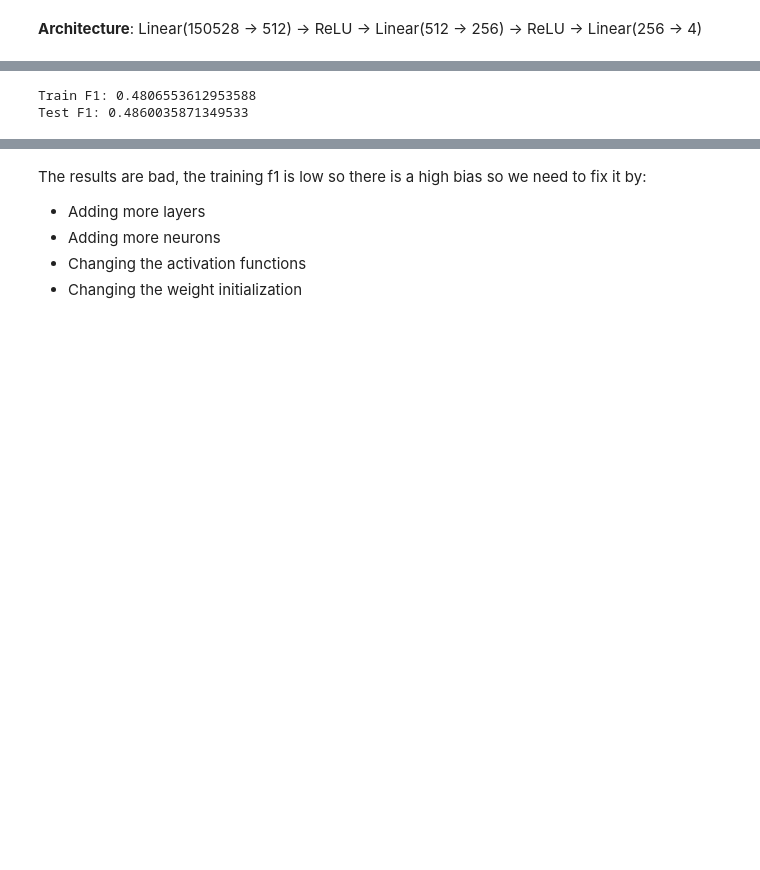
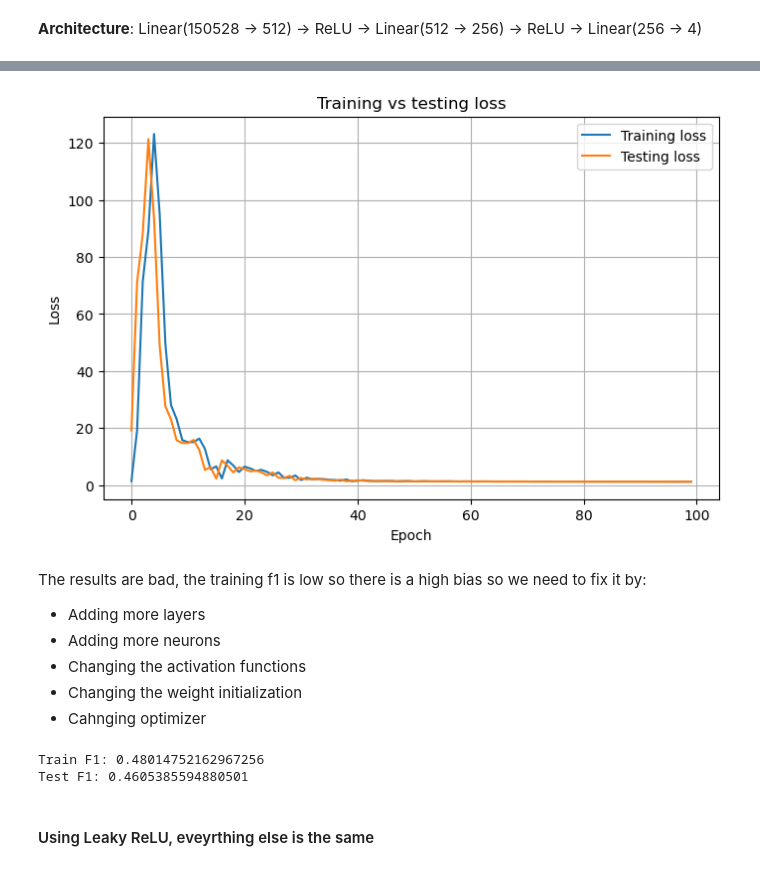
Before and after one commit to jihane1604/DSAI4101---Deep-learning---project, a Jupyter notebook: deep learning.ipynb, the cells around one changed output, grey strips where cells are left out. Cells and saved outputs as stored; diff of their text form; code cells hidden in the pictures; blank space fills up the shorter version.

```diff
--- a/deep learning.ipynb
+++ b/deep learning.ipynb
@@ -78,3 +142,7 @@ class NeuralNetwork(nn.Module):
         x = self.flatten(x)
         logits = self.linear_relu_stack(x)
         return logits
+
+#
+model_1 = NeuralNetwork().to(device)
+print(model_1)
@@ -100,4 +162,4 @@ NeuralNetwork(
 # %%
 # define loss function and optimizer
 criterion = nn.CrossEntropyLoss()
-optimizer = torch.optim.Adam(model.parameters(), lr=0.001)
+optimizer = torch.optim.Adam(model_1.parameters(), lr=0.001)
@@ -130,14 +166,3 @@ Epoch [100/100], Loss: 1.1814
-# %%
-with torch.no_grad():
-    train_preds = model(X_train).argmax(dim = 1).cpu().numpy()
-    train_labels = y_train.cpu().numpy()
-    train_f1 = f1_score(train_labels, train_preds, average = "macro")
-
-    test_preds = model(X_test).argmax(dim = 1).cpu().numpy()
-    test_labels = y_test.cpu().numpy()
-    test_f1 = f1_score(test_labels, test_preds, average = "macro")
-
-print(f"Train F1: {train_f1} \nTest F1: {test_f1}")
-# %% [output]
-Train F1: 0.4806553612953588
-Test F1: 0.4860035871349533
+# %%
+run_and_plot(model_1, optimizer, criterion, num_epochs = 100)
+# %% [output]
@@ -144,6 +179,15 @@ Test F1: 0.4860035871349533
+[figure, added]
 # %% [markdown]
 The results are bad, the training f1 is low so there is a high bias so we need to fix it by:
 - Adding more layers
 - Adding more neurons
 - Changing the activation functions
 - Changing the weight initialization
+- Cahnging optimizer
+# %%
+get_f1(model_1)
+# %% [output]
+Train F1: 0.48014752162967256
+Test F1: 0.4605385594880501
+# %% [markdown]
+#### Using Leaky ReLU, eveyrthing else is the same
```
Also changed, not shown: parts of 26 cells of this notebook.
